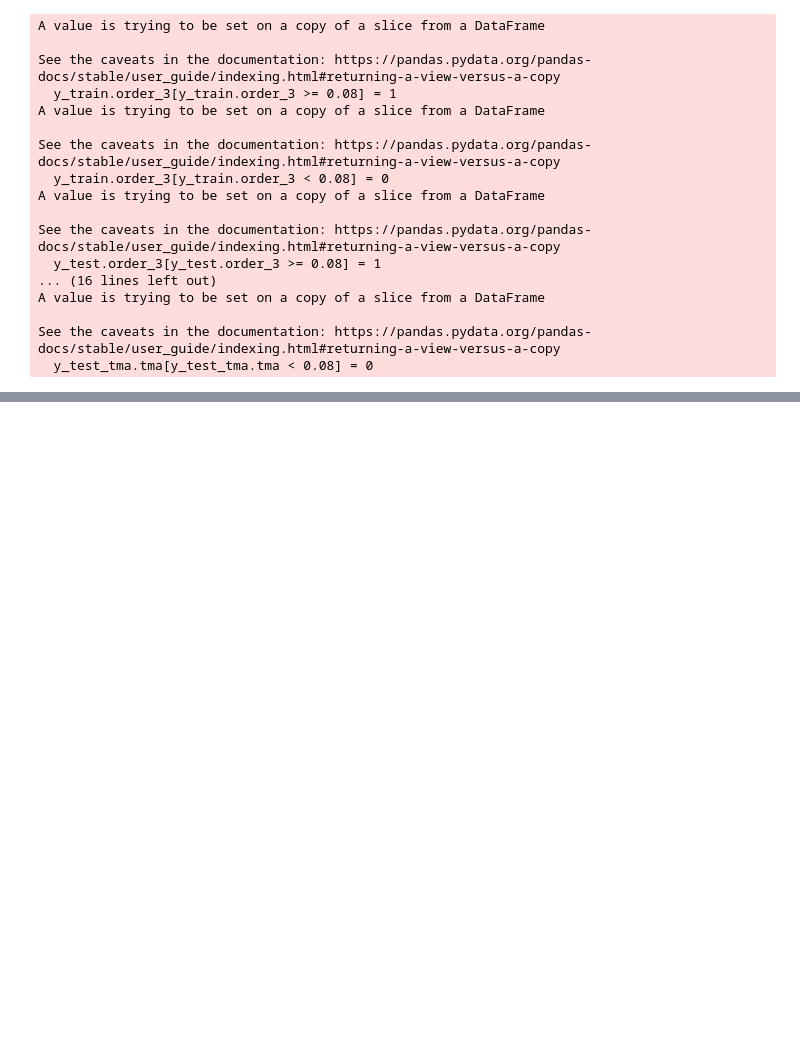
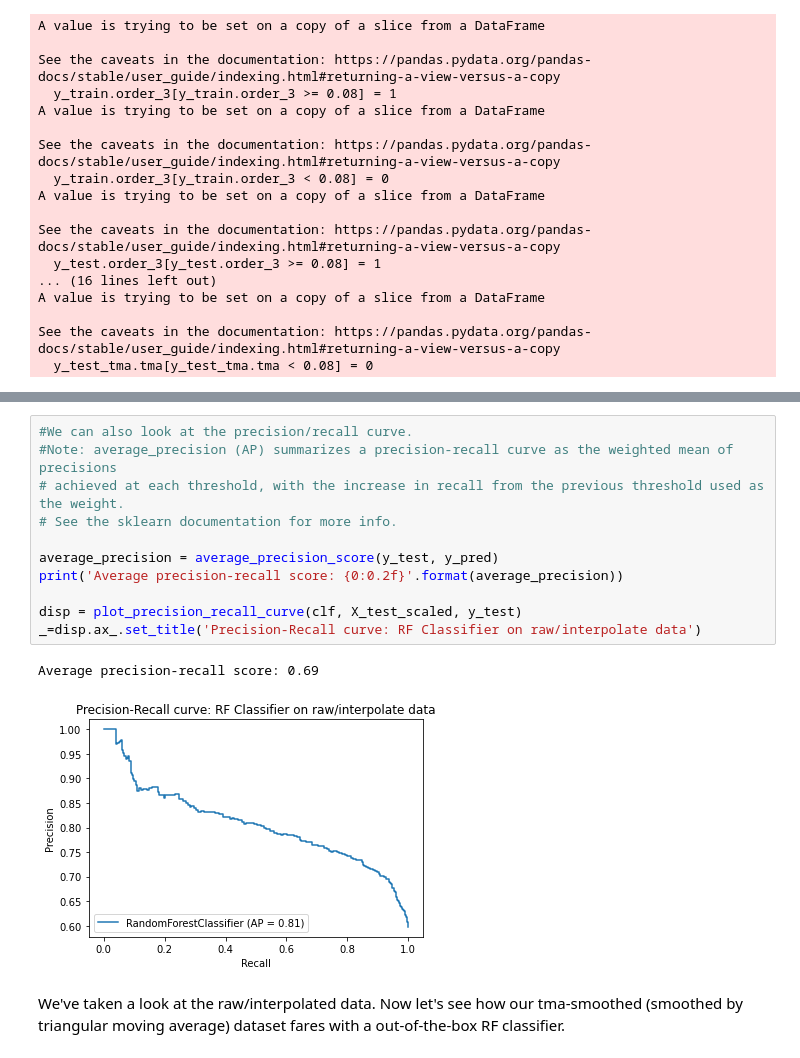
Before and after one commit to gracetang770/Capstone2_Detecting_Heavy_Drinking, a Jupyter notebook: Capstone Two - Modeling.ipynb, the cells around one changed output, grey strips where cells are left out. Saved outputs shown, nothing was run; the diff lists cells and outputs as text; blank space fills up the shorter version.

```diff
--- a/Capstone Two - Modeling.ipynb
+++ b/Capstone Two - Modeling.ipynb
@@ -263,0 +223,16 @@ plt.show()
+# %%
+#We can also look at the precision/recall curve.
+#Note: average_precision (AP) summarizes a precision-recall curve as the weighted mean of precisions
+# achieved at each threshold, with the increase in recall from the previous threshold used as the weight.
+# See the sklearn documentation for more info.
+
+average_precision = average_precision_score(y_test, y_pred)
+print('Average precision-recall score: {0:0.2f}'.format(average_precision))
+
+disp = plot_precision_recall_curve(clf, X_test_scaled, y_test)
+_=disp.ax_.set_title('Precision-Recall curve: RF Classifier on raw/interpolate data')
+# %% [output]
+Average precision-recall score: 0.69
+[figure, added]
+# %% [markdown]
+We've taken a look at the raw/interpolated data. Now let's see how our tma-smoothed (smoothed by triangular moving average) dataset fares with a out-of-the-box RF classifier.
```
Also changed, not shown: parts of 77 cells of this notebook.
